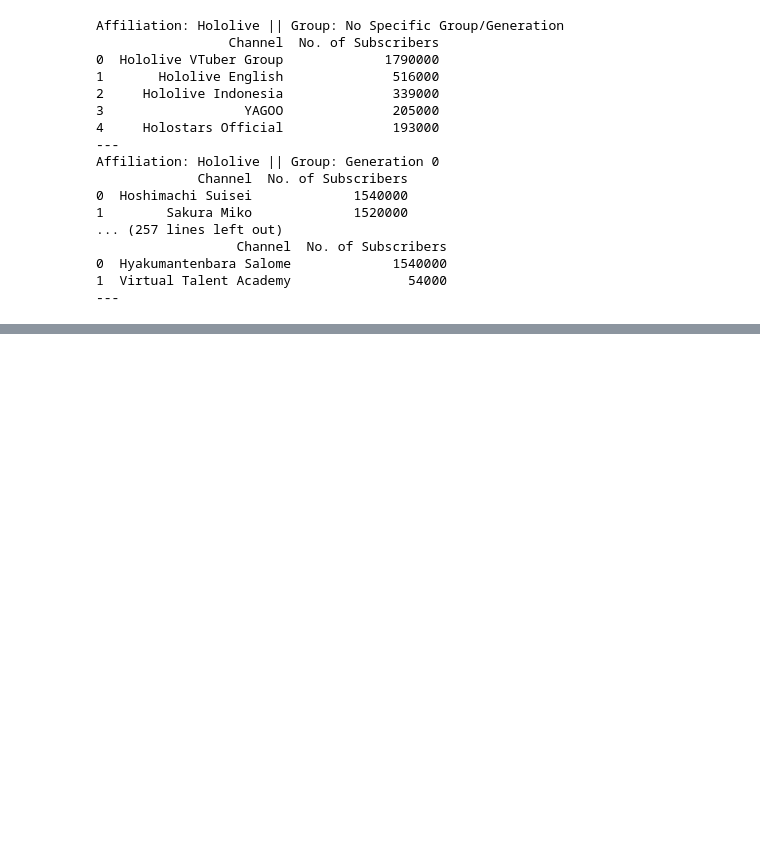
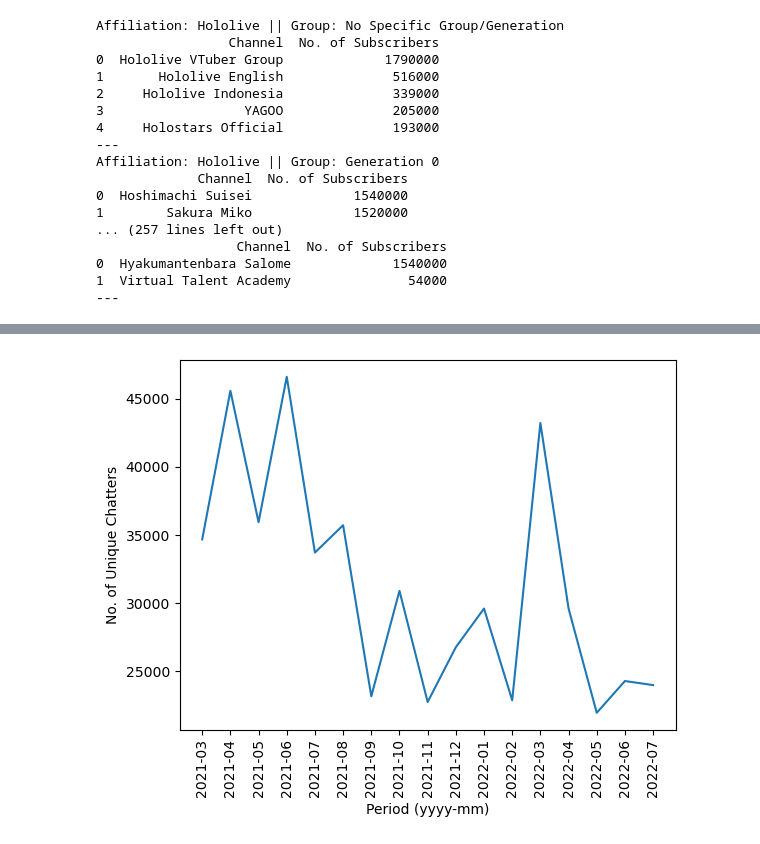
Before and after one commit to falconpunch082/industry-application, a Jupyter notebook: VTuber Statistics - Entertainment/vtuber-stats.ipynb, the cells around one changed output, grey strips where cells are left out. Saved outputs shown, nothing was run; the diff lists cells and outputs as text; code cells hidden in the pictures; blank space fills up the shorter version.

Commit message:
Completed Suisei analysis

```diff
--- a/VTuber Statistics - Entertainment/vtuber-stats.ipynb
+++ b/VTuber Statistics - Entertainment/vtuber-stats.ipynb
@@ -267,0 +273,7 @@ Affiliation: Hololive || Group: Generation 0
+# %%
+# Copying channel DataFrame and cleaning it up for merge
+# Doing this first as this DataFrame can be used for the other VTubers
+ch_name = channels[["channelId", "englishName"]]
+suisei = ch_name.loc[ch_name["englishName"] == "Hoshimachi Suisei"]
+
+suisei
@@ -267,0 +283,6 @@ Affiliation: Hololive || Group: Generation 0
+# %%
+# As chats DataFrame features channelID as a foreign key, use key to left-hand merge with suisei DataFrame
+suisei_chats = pd.merge(suisei, chat, how="left", on="channelId").reset_index(drop=True)
+
+# This DataFrame now contains Hoshimachi Suisei interaction statistics from March 2021 to July 2022.
+suisei_chats
@@ -267,0 +308,9 @@ Affiliation: Hololive || Group: Generation 0
+# %%
+# Creating a new variable to see how many chatters were not members
+suisei_chats["nonMemberPercentage"] = ((suisei_chats["uniqueChatters"]-suisei_chats["uniqueMembers"])/suisei_chats["uniqueChatters"]) * 100
+suisei_chats["nonMemberPercentage"] = round(suisei_chats["nonMemberPercentage"], 1)
+
+# Also drop bannedChatters and deletedChats due to non-usage
+suisei_chats = suisei_chats.drop(columns=["bannedChatters", "deletedChats"])
+
+suisei_chats
@@ -267,0 +336,9 @@ Affiliation: Hololive || Group: Generation 0
+# %%
+# Plotting number of unique chatters over period
+plt.plot(suisei_chats["period"], suisei_chats["uniqueChatters"])
+plt.xlabel("Period (yyyy-mm)")
+plt.xticks(rotation=90)
+plt.ylabel("No. of Unique Chatters")
+plt.show()
+# %% [output]
+[figure, added]
```
Also changed, not shown: parts of 10 cells of this notebook.
